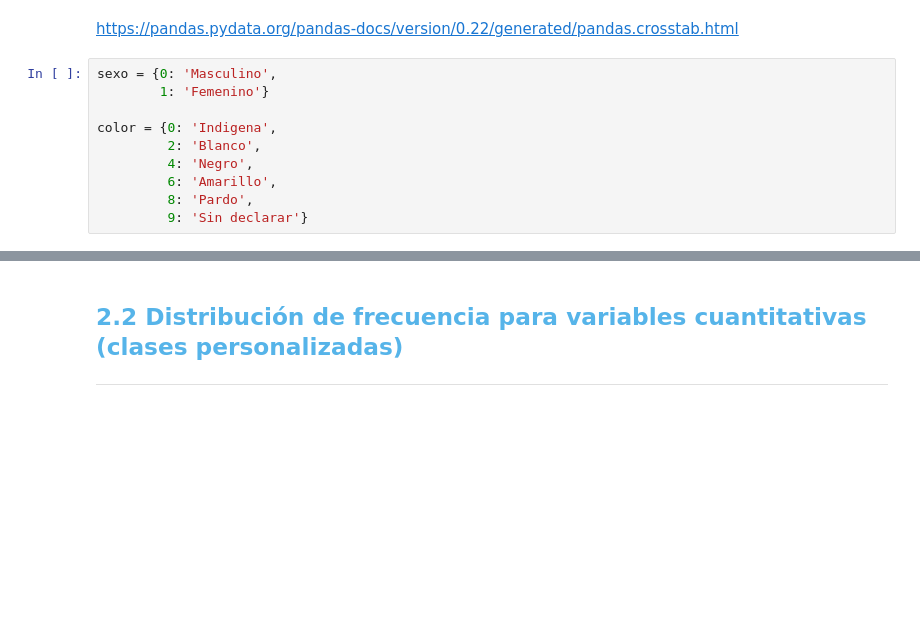
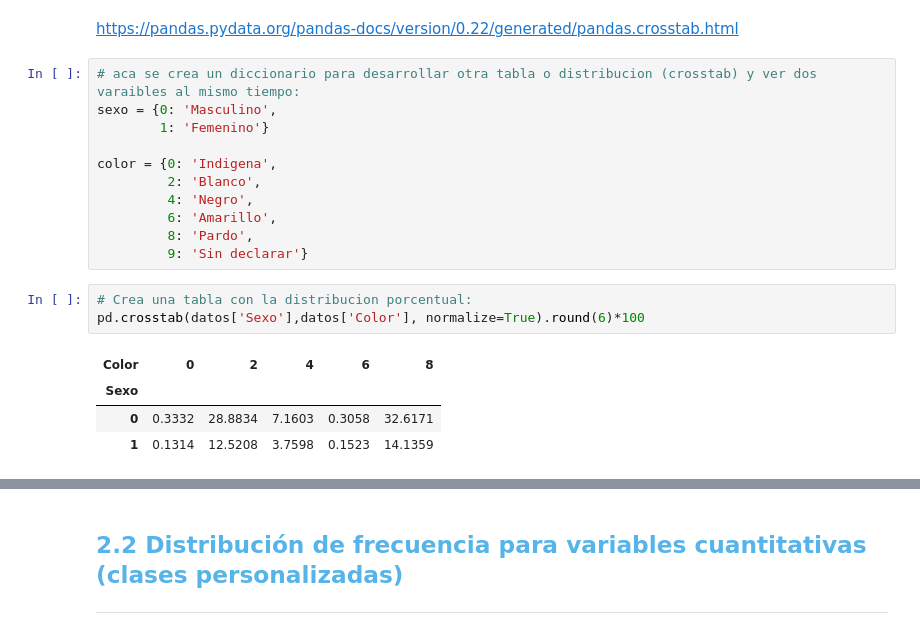
Before and after one commit to FernandoVina/Challenge_TelecomX_Parte2, a Jupyter notebook: Curso_de_Estadística_con_Python_1.ipynb, the cells around one changed output, grey strips where cells are left out. Cells and saved outputs as stored; diff of their text form; blank space fills up the shorter version.

```diff
--- a/Curso_de_Estadística_con_Python_1.ipynb
+++ b/Curso_de_Estadística_con_Python_1.ipynb
@@ -244,6 +342,7 @@ https://pandas.pydata.org/pandas-docs/version/0.22/generated/pandas.Series.value
 # %% [markdown]
 https://pandas.pydata.org/pandas-docs/version/0.22/generated/pandas.crosstab.html
 # %%
+# aca se crea un diccionario para desarrollar otra tabla o distribucion (crosstab) y ver dos varaibles al mismo tiempo:
 sexo = {0: 'Masculino',
         1: 'Femenino'}
 
@@ -253,3 +352,11 @@ color = {0: 'Indigena',
          6: 'Amarillo',
          8: 'Pardo',
          9: 'Sin declarar'}
+# %%
+# Crea una tabla con la distribucion porcentual:
+pd.crosstab(datos['Sexo'],datos['Color'], normalize=True).round(6)*100
+# %% [output]
+| Color | 0 | 2 | 4 | 6 | 8 |
+| Sexo |  |  |  |  |  |
+| 0 | 0.3332 | 28.8834 | 7.1603 | 0.3058 | 32.6171 |
+| 1 | 0.1314 | 12.5208 | 3.7598 | 0.1523 | 14.1359 |
```
Also changed, not shown: parts of 21 cells of this notebook.
